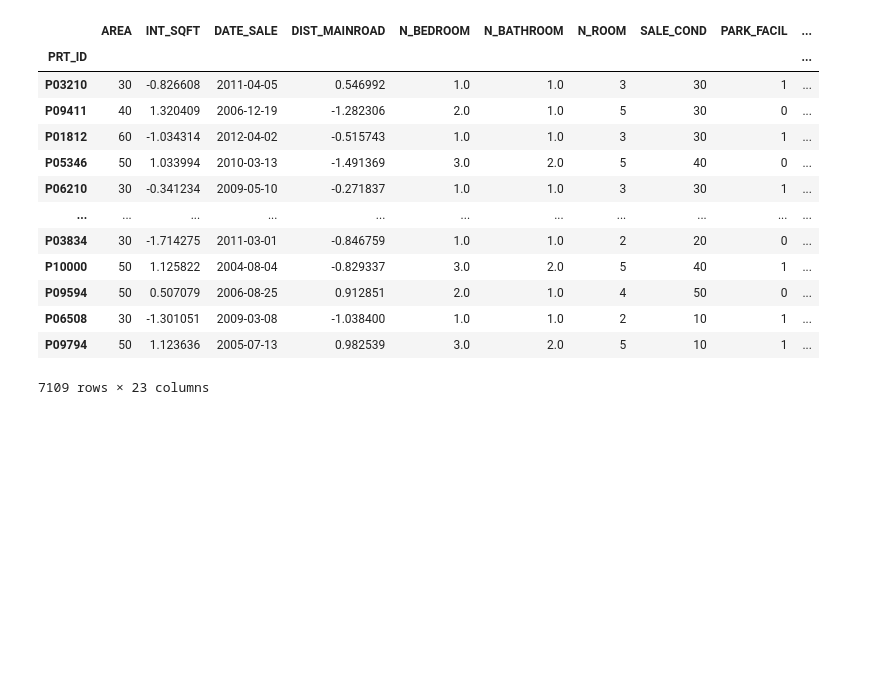
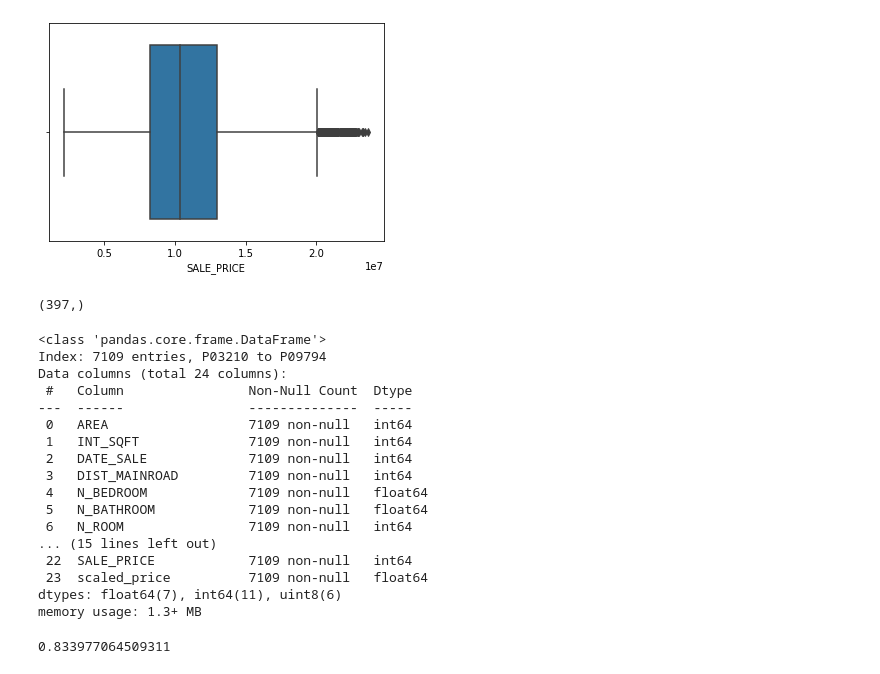
Before and after one commit to henselwilson/ChennaiHousePriceAnalysisAndPrediction, a Jupyter notebook: ChennaiHousePricePrediction.ipynb, the cells around one changed output. Drawn from its saved outputs; the diff is of its cells as text; code cells hidden in the pictures; blank space fills up the shorter version.

```diff
--- a/ChennaiHousePricePrediction.ipynb
+++ b/ChennaiHousePricePrediction.ipynb
@@ -192,10 +137,25 @@ array([[30, 1004, Timestamp('2011-04-05 00:00:00'), 131, 1.0, 1.0, 3, 30,
 # %%
 from sklearn.preprocessing import StandardScaler
-scaler=StandardScaler() #,'DIST_MAINROAD','QS_ROOMS','QS_BATHROOM','QSBEDROOM','QS_OVERALL','AGE'
-df['INT_SQFT']=scaler.fit_transform(df['INT_SQFT'].values.reshape(-1,1))
-df['DIST_MAINROAD']=scaler.fit_transform(df['DIST_MAINROAD'].values.reshape(-1,1))
-df['QS_ROOMS']=scaler.fit_transform(df['QS_ROOMS'].values.reshape(-1,1))
-df['QS_BATHROOM']=scaler.fit_transform(df['QS_BATHROOM'].values.reshape(-1,1))
-df['QS_BEDROOM']=scaler.fit_transform(df['QS_BEDROOM'].values.reshape(-1,1))
-df['QS_OVERALL']=scaler.fit_transform(df['QS_OVERALL'].values.reshape(-1,1))
-df['AGE']=scaler.fit_transform(df['AGE'].values.reshape(-1,1))
+scaler=StandardScaler()
+
+X_trainP=pd.DataFrame(X_train)
+X_trainP[0]=scaler.fit_transform(X_trainP[0].values.reshape(-1,1))
+X_trainP[8]=scaler.fit_transform(X_trainP[8].values.reshape(-1,1))
+X_trainP[9]=scaler.fit_transform(X_trainP[9].values.reshape(-1,1))
+X_testP=pd.DataFrame(X_test)
+X_testP[0]=scaler.fit_transform(X_testP[0].values.reshape(-1,1))
+X_testP[8]=scaler.fit_transform(X_testP[8].values.reshape(-1,1))
+X_testP[9]=scaler.fit_transform(X_testP[9].values.reshape(-1,1))
+# %%
+import seaborn as sns
+
+sns.boxplot(data=df,x='SALE_PRICE')
+plt.show()
+# %% [output]
+[figure, added]
+# %%
+df['scaled_price']=scaler.fit_transform(df['SALE_PRICE'].values.reshape(-1,1))
+outlier_indx=df[df['scaled_price']>2].index
+outlier_indx.shape
+# %% [output]
+(397,)
@@ -202,17 +165,31 @@ df['AGE']=scaler.fit_transform(df['AGE'].values.reshape(-1,1))
 # %%
-df
+df.info()
 # %% [output]
-|  | AREA | INT_SQFT | DATE_SALE | DIST_MAINROAD | N_BEDROOM | N_BATHROOM | N_ROOM | SALE_COND | PARK_FACIL | ... |
-| PRT_ID |  |  |  |  |  |  |  |  |  | ... |
-| P03210 | 30 | -0.826608 | 2011-04-05 | 0.546992 | 1.0 | 1.0 | 3 | 30 | 1 | ... |
-| P09411 | 40 | 1.320409 | 2006-12-19 | -1.282306 | 2.0 | 1.0 | 5 | 30 | 0 | ... |
-| P01812 | 60 | -1.034314 | 2012-04-02 | -0.515743 | 1.0 | 1.0 | 3 | 30 | 1 | ... |
-| P05346 | 50 | 1.033994 | 2010-03-13 | -1.491369 | 3.0 | 2.0 | 5 | 40 | 0 | ... |
-| P06210 | 30 | -0.341234 | 2009-05-10 | -0.271837 | 1.0 | 1.0 | 3 | 30 | 1 | ... |
-| ... | ... | ... | ... | ... | ... | ... | ... | ... | ... | ... |
-| P03834 | 30 | -1.714275 | 2011-03-01 | -0.846759 | 1.0 | 1.0 | 2 | 20 | 0 | ... |
-| P10000 | 50 | 1.125822 | 2004-08-04 | -0.829337 | 3.0 | 2.0 | 5 | 40 | 1 | ... |
-| P09594 | 50 | 0.507079 | 2006-08-25 | 0.912851 | 2.0 | 1.0 | 4 | 50 | 0 | ... |
-| P06508 | 30 | -1.301051 | 2009-03-08 | -1.038400 | 1.0 | 1.0 | 2 | 10 | 1 | ... |
-| P09794 | 50 | 1.123636 | 2005-07-13 | 0.982539 | 3.0 | 2.0 | 5 | 10 | 1 | ... |
-7109 rows × 23 columns
+<class 'pandas.core.frame.DataFrame'>
+Index: 7109 entries, P03210 to P09794
+Data columns (total 24 columns):
+ #   Column                Non-Null Count  Dtype
+---  ------                --------------  -----
+ 0   AREA                  7109 non-null   int64
+ 1   INT_SQFT              7109 non-null   int64
+ 2   DATE_SALE             7109 non-null   int64
+ 3   DIST_MAINROAD         7109 non-null   int64
+ 4   N_BEDROOM             7109 non-null   float64
+ 5   N_BATHROOM            7109 non-null   float64
+ 6   N_ROOM                7109 non-null   int64
+... (15 lines left out)
+ 22  SALE_PRICE            7109 non-null   int64
+ 23  scaled_price          7109 non-null   float64
+dtypes: float64(7), int64(11), uint8(6)
+memory usage: 1.3+ MB
+# %%
+from sklearn.linear_model import SGDRegressor, LinearRegression
+from sklearn.metrics import r2_score
+
+grad_Regressor=SGDRegressor()
+lin_reg=LinearRegression()
+lin_reg.fit(X_train,y_train)
+y_predict=lin_reg.predict(X_test)
+r2_score(y_test,y_predict)
+# %% [output]
+0.833977064509311
```
Also changed, not shown: parts of 27 cells of this notebook.
